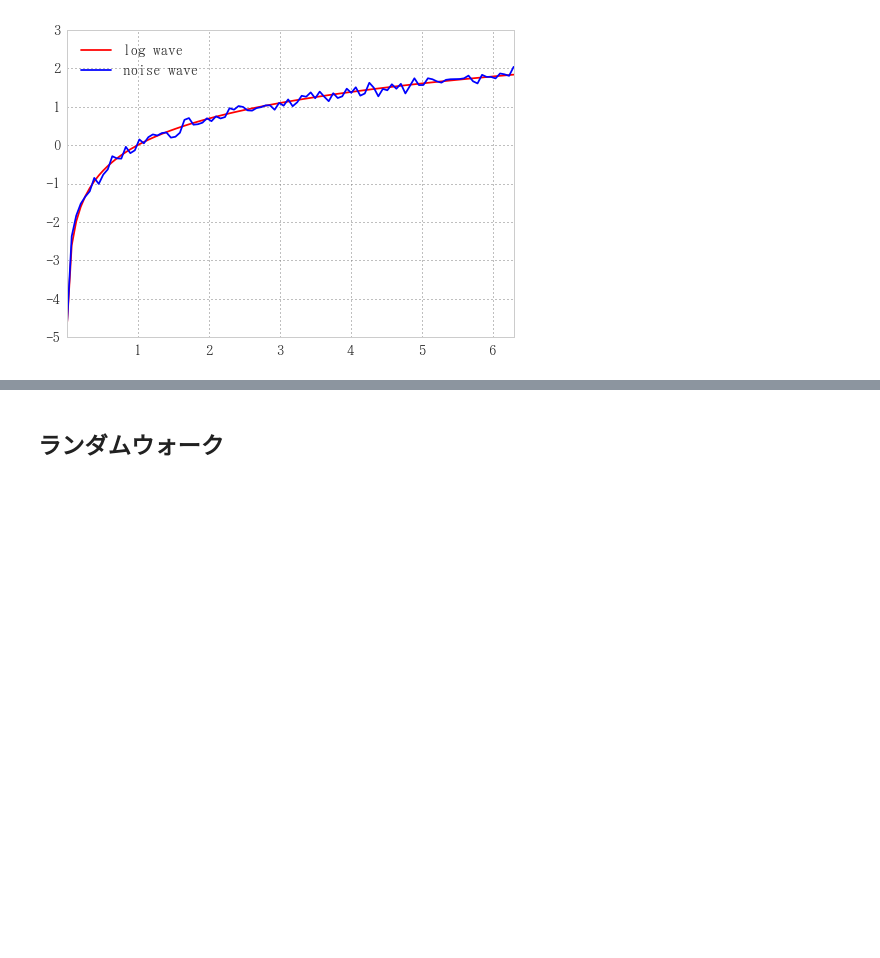
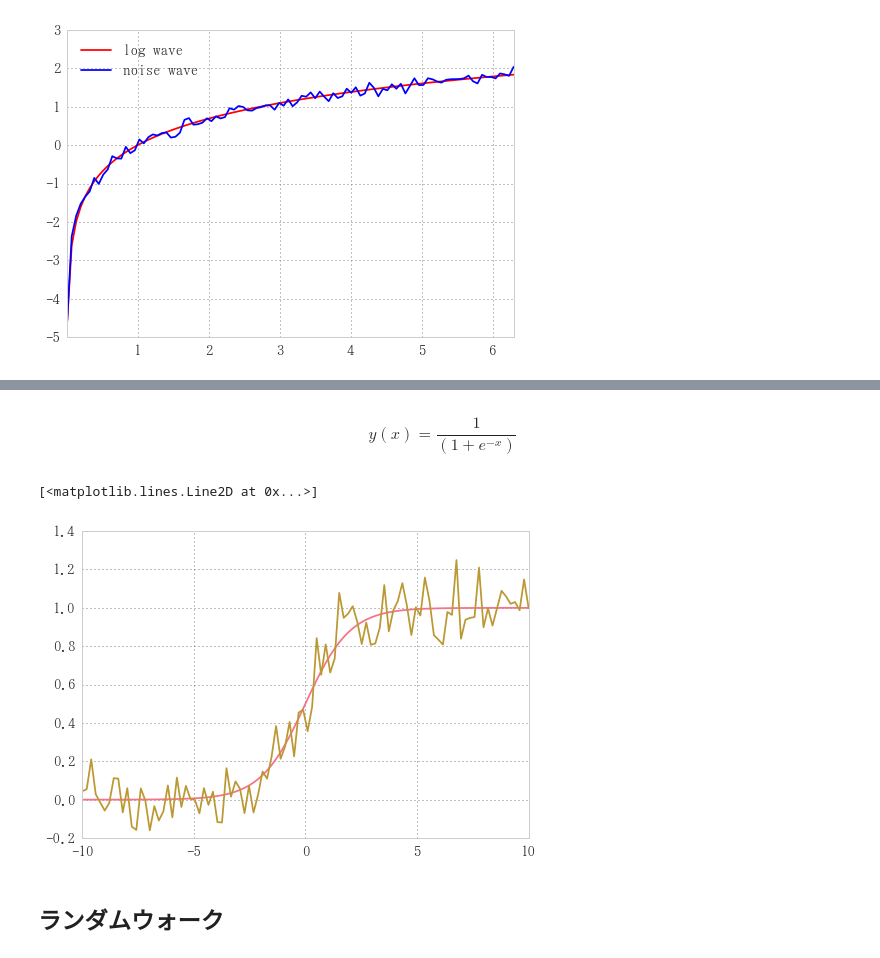
Before and after one commit to u1and0/MakeSampleData, a Jupyter notebook: README.ipynb, the cells around one changed output, grey strips where cells are left out. Cells and saved outputs as stored; diff of their text form; code cells hidden in the pictures; blank space fills up the shorter version.

```diff
--- a/README.ipynb
+++ b/README.ipynb
@@ -116,3 +151,12 @@ df.plot(color=('r', 'b'))
+# %% [markdown]
+ $$y(x) = \frac{1}{(1+e^{-x})}$$
+# %%
+signoise = sig + 0.1 * np.random.randn(n)
+plt.plot(x, sig)
+plt.plot(x, signoise)
+# %% [output]
+[<matplotlib.lines.Line2D at 0x...>]
+[figure, added]
 # %% [markdown]
 ## ランダムウォーク
 # %%
```
Also changed, not shown: parts of 14 cells of this notebook, 23 other files.
